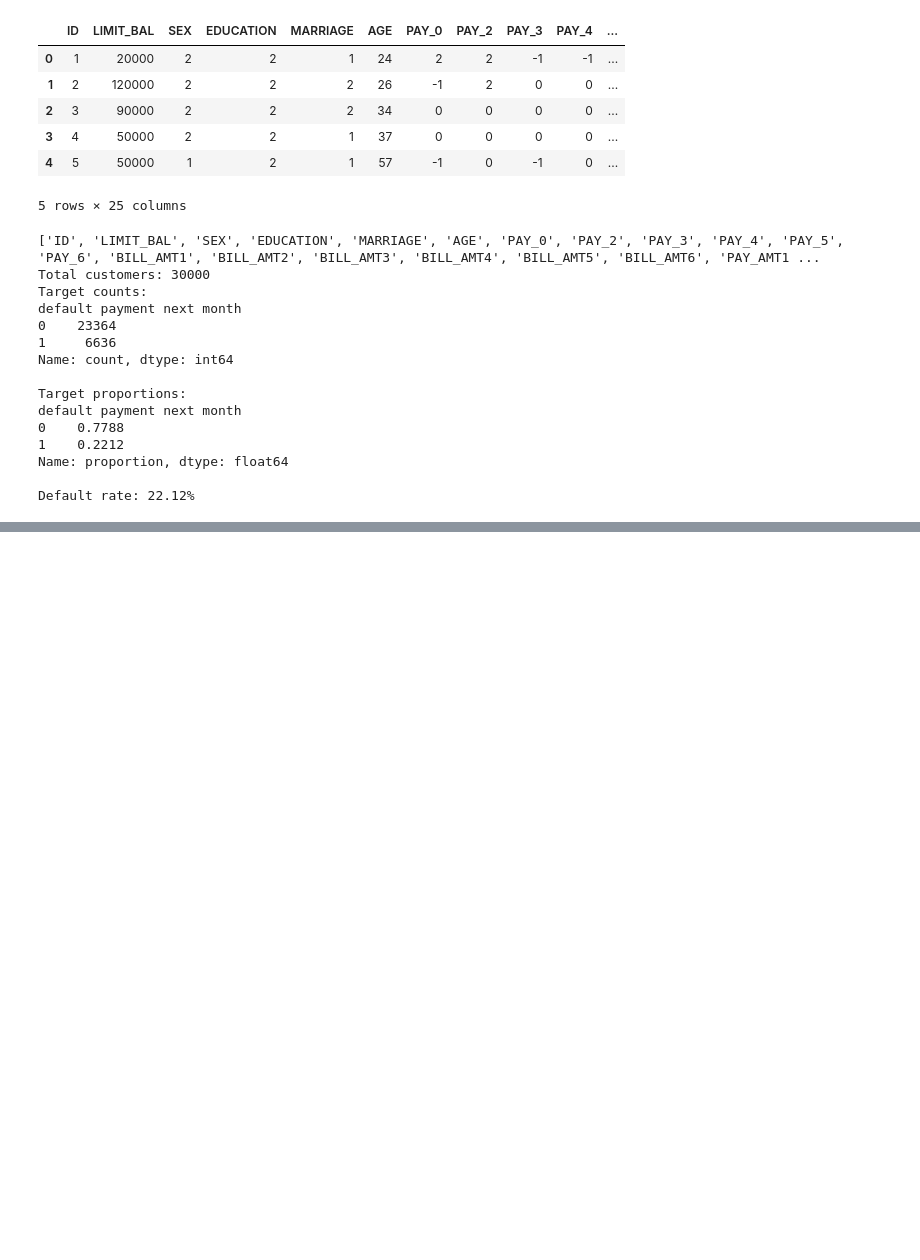
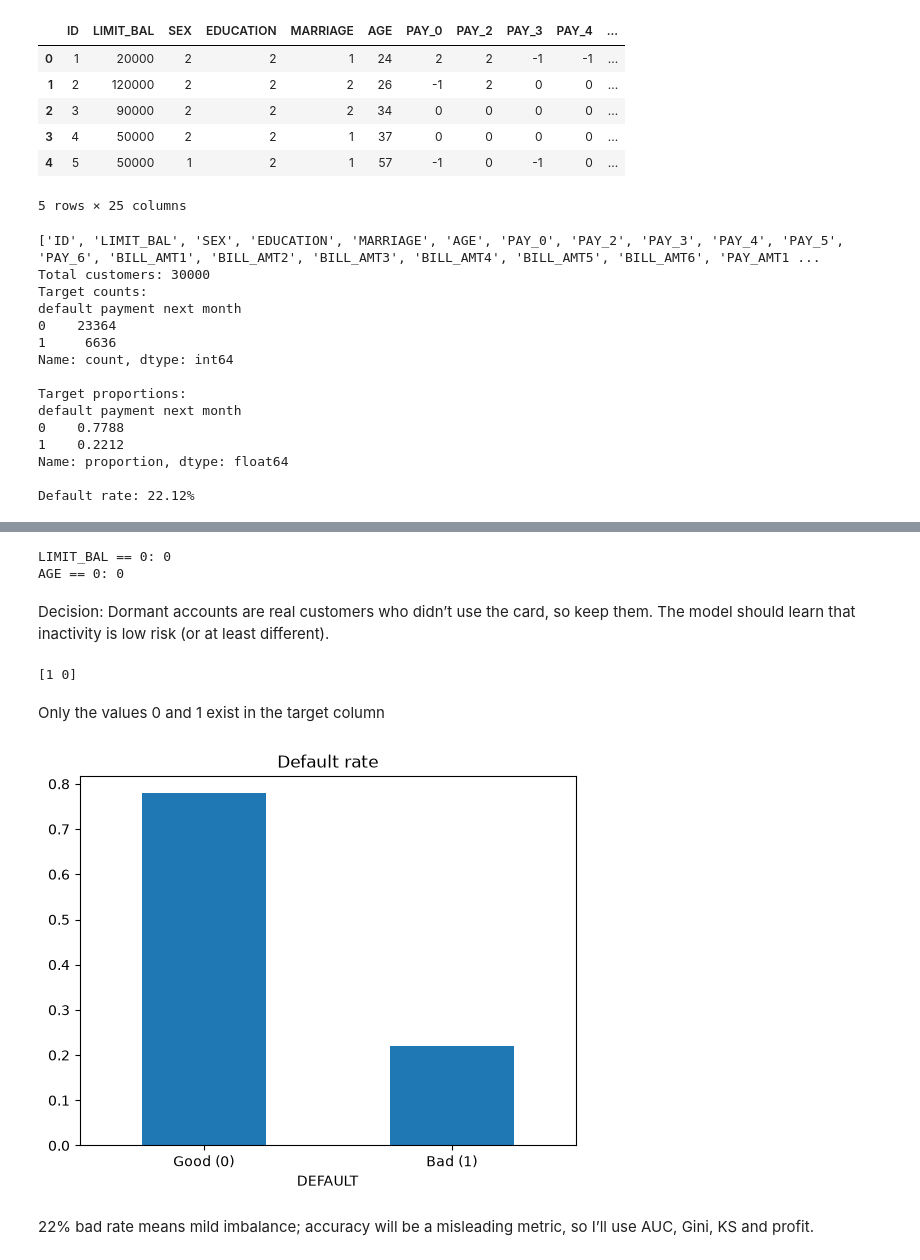
Before and after one commit to VaidehiKushwaha/credit-risk-scorecard-profit-optimization, a Jupyter notebook: notebooks/01_eda.ipynb, the cells around one changed output, grey strips where cells are left out. Saved outputs shown, nothing was run; the diff lists cells and outputs as text; code cells hidden in the pictures; blank space fills up the shorter version.

Commit message:
Step 2: data audit, audit log, leakage table

```diff
--- a/notebooks/01_eda.ipynb
+++ b/notebooks/01_eda.ipynb
@@ -143,0 +146,11 @@ Default rate: 22.12%
+# %%
+import pandas as pd, numpy as np
+import matplotlib.pyplot as plt, seaborn as sns
+
+pd.set_option("display.max_columns", None)   # show all columns
+pd.set_option("display.float_format", "{:,.2f}".format)
+
+df_raw = pd.read_csv("C:/Users/Vaidehi Kushwaha/Documents/credit-risk-scorecard-profit-optimization/data/credit_card_default.csv", header=1)
+# %%
+#rename the target column
+df_raw = df_raw.rename(columns={"default payment next month": "DEFAULT"})
@@ -143,0 +166,10 @@ Default rate: 22.12%
+# %%
+## Make a working copy so the original is never touched
+df = df_raw.copy()
+# %%
+## Define column groups once
+pay_cols    = ["PAY_0", "PAY_2", "PAY_3", "PAY_4", "PAY_5", "PAY_6"]
+bill_cols   = [f"BILL_AMT{i}" for i in range(1, 7)]
+payamt_cols = [f"PAY_AMT{i}" for i in range(1, 7)]
+cat_cols    = ["SEX", "EDUCATION", "MARRIAGE"]
+target      = "DEFAULT"
@@ -143,0 +387,7 @@ Default rate: 22.12%
+# %%
+# Zero-valued limits or ages would be impossible
+print("LIMIT_BAL == 0:", (df["LIMIT_BAL"] == 0).sum())
+print("AGE == 0:", (df["AGE"] == 0).sum())
+# %% [output]
+LIMIT_BAL == 0: 0
+AGE == 0: 0
@@ -143,0 +397,20 @@ Default rate: 22.12%
+# %% [markdown]
+Decision: Dormant accounts are real customers who didn’t use the card, so keep them. The model should learn that inactivity is low risk (or at least different).
+# %%
+## Target audit
+df[target].value_counts()
+df[target].value_counts(normalize=True)
+print(df[target].unique())
+# %% [output]
+[1 0]
+# %% [markdown]
+Only the values 0 and 1 exist in the target column
+# %%
+df[target].value_counts(normalize=True).plot(kind="bar")
+plt.title("Default rate"); plt.xticks([0,1], ["Good (0)", "Bad (1)"], rotation=0)
+plt.savefig("../reports/figures/target_balance.png", bbox_inches="tight")
+plt.show()
+# %% [output]
+[figure, added]
+# %% [markdown]
+22% bad rate means mild imbalance; accuracy will be a misleading metric, so I’ll use AUC, Gini, KS and profit.
```
Also changed, not shown: parts of 75 cells of this notebook, 6 other files.
